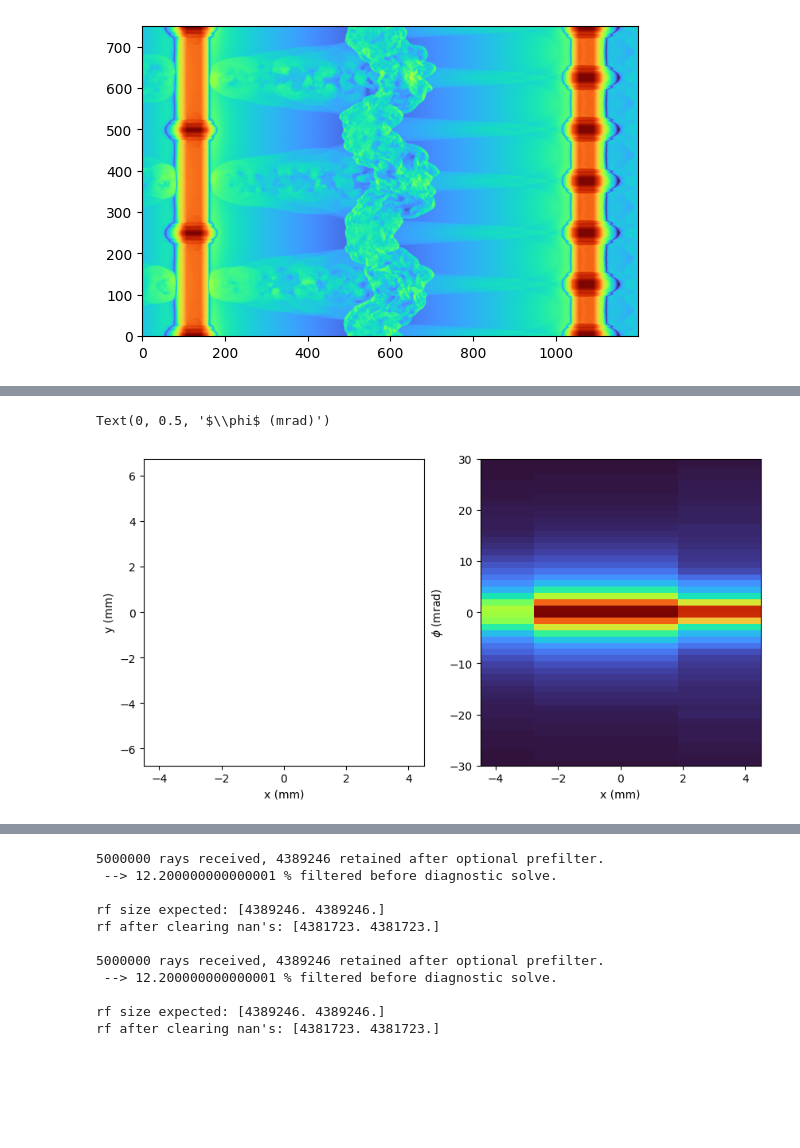
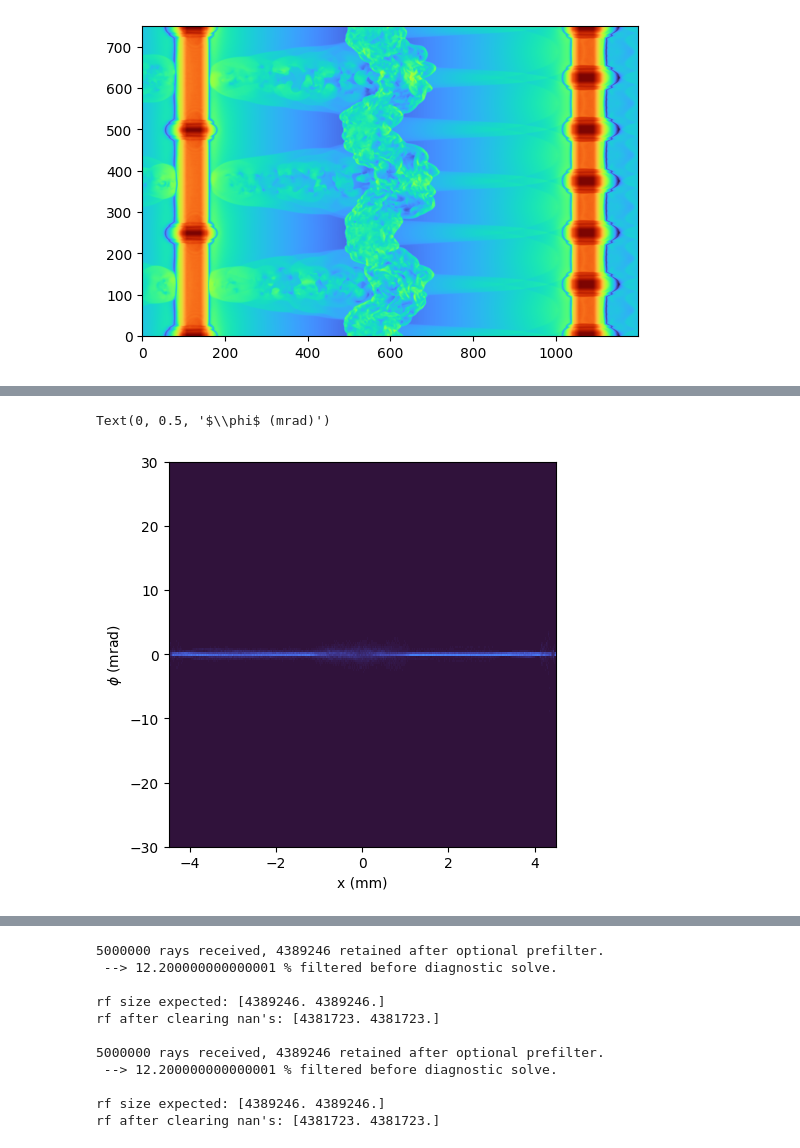
Before and after one commit to MAGPIE-ICL/SLOTH, a Jupyter notebook: examples/04.example_mesh_mesh_solve_at_depth.ipynb, the cells around one changed output, grey strips where cells are left out. Saved outputs shown, nothing was run; the diff lists cells and outputs as text; code cells hidden in the pictures; blank space fills up the shorter version.

Commit message:
updated jupyter nb - trace at depth

```diff
--- a/examples/04.example_mesh_mesh_solve_at_depth.ipynb
+++ b/examples/04.example_mesh_mesh_solve_at_depth.ipynb
@@ -92,7 +92,7 @@ print("\n\n")
 # baseline = memory_report()['used_raw']
 probing_direction = 'z'
 
-Np = 1e5
+Np = 3e6
 domain = d.ScalarDomain(lengths, dims, leeway_factor = 3, ne_type = "import", probing_direction = probing_direction, Np = Np, ne = ne.v*1e6)
 
 del ne_x
@@ -141,5 +141,21 @@ ne_extent      =  probing_extent  # so the beam knows where to initialise initia
 divergence     =  0.1e-3
 beam_type      =  "rectangular"
 
-rf_jax, _, duration = p.solve((beam_size, divergence, ne_extent, probing_direction, beam_type, False), domain, probing_extent, lwl = lwl, verbose = False)
+
+# --- trace and save Jones vector every 200 µm up to 1 mm ---
+result = p.trace_and_save_depths(
+    (beam_size, divergence, ne_extent, probing_direction, beam_type, False), domain,
+    step       = 200e-6,            # save cadence (m)
+    depth_max  = 1e-3,              # maximum depth (m)
+    output_path= "depth_saves.pkl", # set to None to skip file write
+    lwl        = lwl,
+    jones_components = [0,3],  # save transverse positions only
+    verbose    = True,
+)
+
+# result['depth_saves']  – 1-D array of save depths (m)
+# result['jvec']         – list of (2, Np) arrays at each depth
+# result['jones_components'] – [0, 2]  (rows saved)
+
+depth_mm = result['depth_saves'] * 1e3
 # %% [output]
@@ -167,37 +173,22 @@ Completed ray trace in 413.339 seconds.
-# %%
-import matplotlib.colors as mcolors
-
-nbins_x=3448
-nbins_y=2574
-
-
-rf_np = np.asarray(rf_jax)
-# ----------------------
-
-fig, (ax1, ax2) = plt.subplots(1,2, figsize = (10,5))
-
-_,_,_,img1 = ax2.hist2d(rf_np[0]*1e3, rf_np[2]*1e3, bins=(nbins_x, nbins_y), cmap ="turbo", norm=mcolors.PowerNorm(1));
-
-ax1.set_ylim([-6.75, 6.75])
-ax1.set_xlim(-4.5, 4.5)
-ax1.set_xticks([-4, -2, 0, 2, 4])
-ax1.set_aspect('auto')
-
-ax1.set_xlabel(r"x (mm)")
-ax1.grid(False)
-ax1.set_ylabel(r"y (mm)")
-
-_,_,_,img1 = ax2.hist2d(rf_np[0]*1e3, rf_np[3]*1e3, bins=(nbins_x, nbins_y), norm=mcolors.PowerNorm(1), cmap ="turbo");
-
-ax2.set_xlim(-4.5, 4.5)
-ax2.set_xticks([-4, -2, 0, 2, 4])
-ax2.set_aspect('auto')
-
-ax2.set_xlabel(r"x (mm)")
-ax2.set_ylim(-30,30)
-ax2.set_yticks([-30, -20,-10,0,10,20,30])
-ax2.grid(False)
-ax2.set_ylabel(r"$\phi$ (mrad)")
-# %% [output]
-Text(0, 0.5, '$\\phi$ (mrad)')
-[figure, removed]
+# %%
+import matplotlib.colors as mcolors
+
+nbins_x=3448
+nbins_y=2574
+
+fig, ax1 = plt.subplots(1,1, figsize = (5,5))
+
+_,_,_,img1 = ax1.hist2d(result['jvec'][1][0]*1e3, result['jvec'][1][1]*1e3, bins=(nbins_x, nbins_y), cmap ="turbo", norm=mcolors.PowerNorm(1));
+
+ax1.set_xlim(-4.5, 4.5)
+ax1.set_xticks([-4, -2, 0, 2, 4])
+ax1.set_aspect('auto')
+
+ax1.set_xlabel(r"x (mm)")
+ax1.set_ylim(-30,30)
+ax1.set_yticks([-30, -20,-10,0,10,20,30])
+ax1.grid(False)
+ax1.set_ylabel(r"$\phi$ (mrad)")
+# %% [output]
+Text(0, 0.5, '$\\phi$ (mrad)')
+[figure, added]
```
Also changed, not shown: parts of 5 cells of this notebook.
